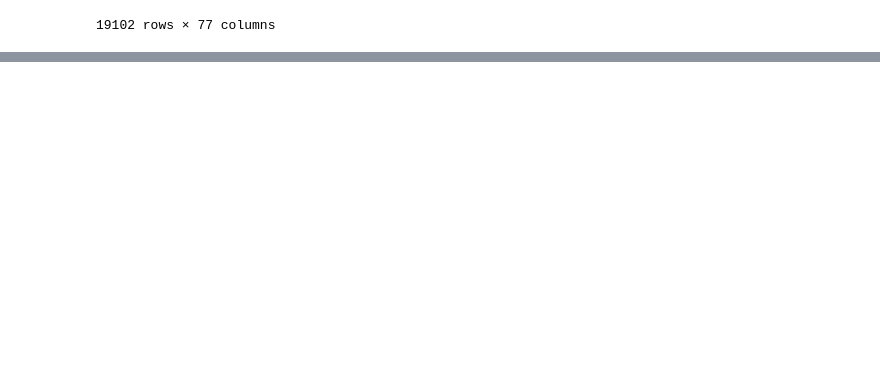
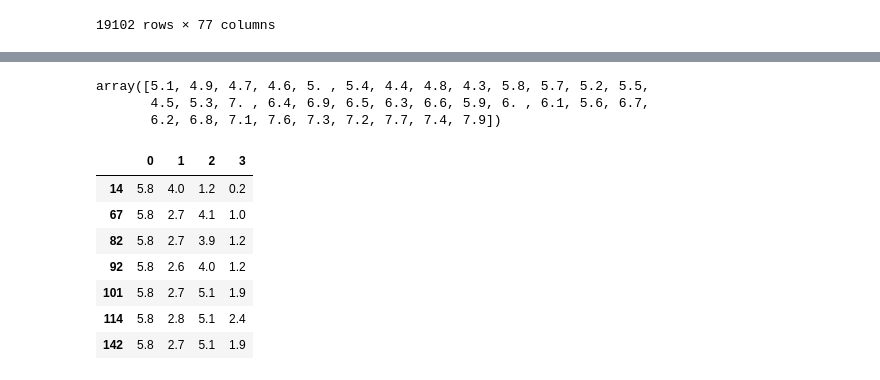
Before and after one commit to aravind-deva/Data-Science, a Jupyter notebook: Data Frame.ipynb, the cells around one changed output, grey strips where cells are left out. Saved outputs shown, nothing was run; the diff lists cells and outputs as text; code cells hidden in the pictures; blank space fills up the shorter version.

```diff
--- a/Data Frame.ipynb
+++ b/Data Frame.ipynb
@@ -186,0 +189,4 @@ selecting specific rows/cols can be using boolean array
+# %%
+from sklearn.datasets import load_iris
+iris=load_iris()
+dup_df=pd.DataFrame(iris.data)
@@ -186,0 +278,17 @@ selecting specific rows/cols can be using boolean array
+# %%
+dup_df[0].unique()
+# %% [output]
+array([5.1, 4.9, 4.7, 4.6, 5. , 5.4, 4.4, 4.8, 4.3, 5.8, 5.7, 5.2, 5.5,
+       4.5, 5.3, 7. , 6.4, 6.9, 6.5, 6.3, 6.6, 5.9, 6. , 6.1, 5.6, 6.7,
+       6.2, 6.8, 7.1, 7.6, 7.3, 7.2, 7.7, 7.4, 7.9])
+# %%
+dup_df[dup_df[0]== 5.8]
+# %% [output]
+|  | 0 | 1 | 2 | 3 |
+| 14 | 5.8 | 4.0 | 1.2 | 0.2 |
+| 67 | 5.8 | 2.7 | 4.1 | 1.0 |
+| 82 | 5.8 | 2.7 | 3.9 | 1.2 |
+| 92 | 5.8 | 2.6 | 4.0 | 1.2 |
+| 101 | 5.8 | 2.7 | 5.1 | 1.9 |
+| 114 | 5.8 | 2.8 | 5.1 | 2.4 |
+| 142 | 5.8 | 2.7 | 5.1 | 1.9 |
```
Also changed, not shown: parts of 6 cells of this notebook, 1 other file.
